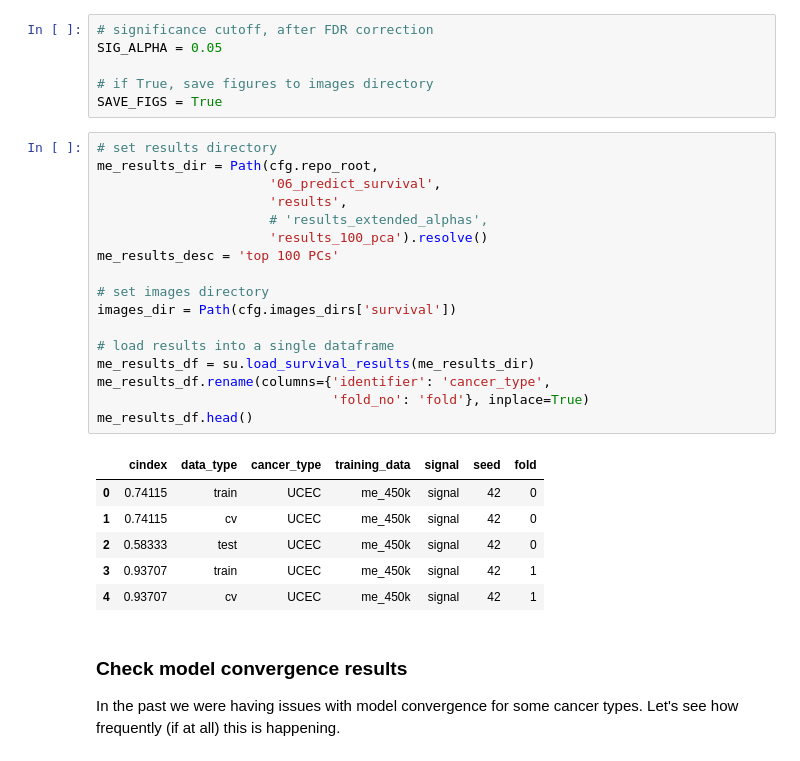
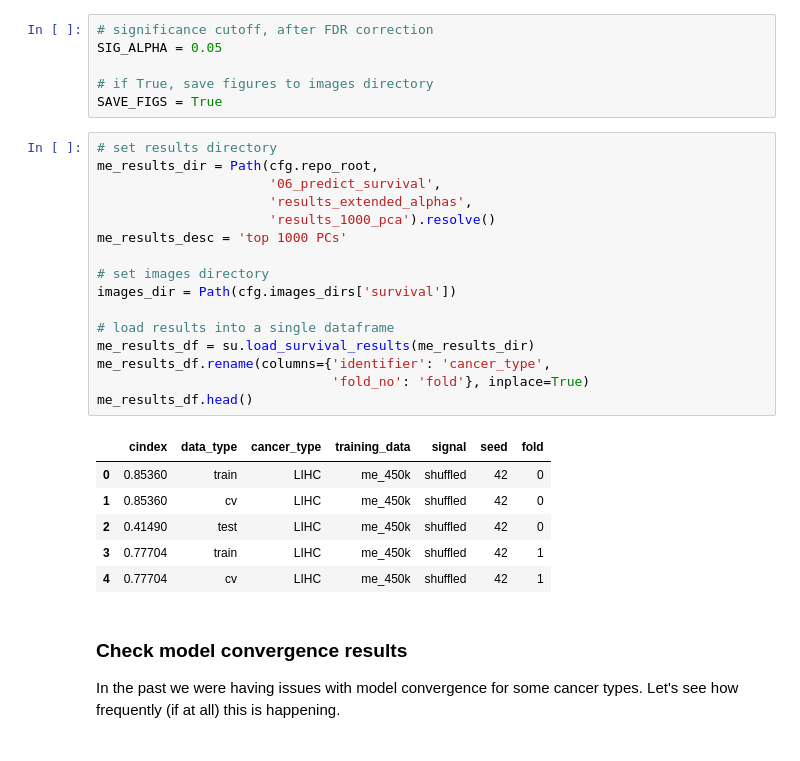
Before and after one commit to greenelab/mpmp, a Jupyter notebook: 06_predict_survival/plot_survival_results.ipynb, the cells around one changed output. Drawn from its saved outputs; the diff is of its cells as text.

```diff
--- a/06_predict_survival/plot_survival_results.ipynb
+++ b/06_predict_survival/plot_survival_results.ipynb
@@ -31,27 +31,26 @@ SAVE_FIGS = True
 # %%
 # set results directory
 me_results_dir = Path(cfg.repo_root,
                       '06_predict_survival',
-                      'results',
-                      # 'results_extended_alphas',
-                      'results_100_pca').resolve()
-me_results_desc = 'top 100 PCs'
+                      'results_extended_alphas',
+                      'results_1000_pca').resolve()
+me_results_desc = 'top 1000 PCs'
 
 # set images directory
 images_dir = Path(cfg.images_dirs['survival'])
 
 # load results into a single dataframe
 me_results_df = su.load_survival_results(me_results_dir)
 me_results_df.rename(columns={'identifier': 'cancer_type',
                               'fold_no': 'fold'}, inplace=True)
 me_results_df.head()
 # %% [output]
 |  | cindex | data_type | cancer_type | training_data | signal | seed | fold |
-| 0 | 0.74115 | train | UCEC | me_450k | signal | 42 | 0 |
-| 1 | 0.74115 | cv | UCEC | me_450k | signal | 42 | 0 |
-| 2 | 0.58333 | test | UCEC | me_450k | signal | 42 | 0 |
-| 3 | 0.93707 | train | UCEC | me_450k | signal | 42 | 1 |
-| 4 | 0.93707 | cv | UCEC | me_450k | signal | 42 | 1 |
+| 0 | 0.85360 | train | LIHC | me_450k | shuffled | 42 | 0 |
+| 1 | 0.85360 | cv | LIHC | me_450k | shuffled | 42 | 0 |
+| 2 | 0.41490 | test | LIHC | me_450k | shuffled | 42 | 0 |
+| 3 | 0.77704 | train | LIHC | me_450k | shuffled | 42 | 1 |
+| 4 | 0.77704 | cv | LIHC | me_450k | shuffled | 42 | 1 |
 # %% [markdown]
 ### Check model convergence results
 
```
Also changed, not shown: parts of 30 cells of this notebook, 5 other files.
